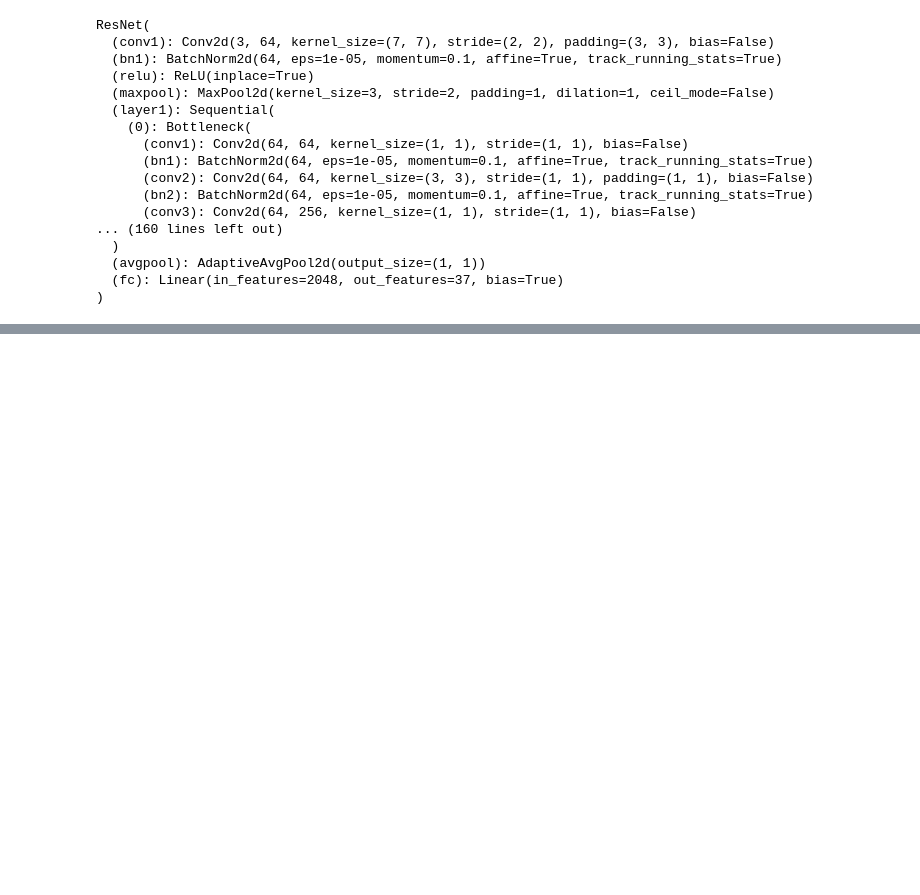
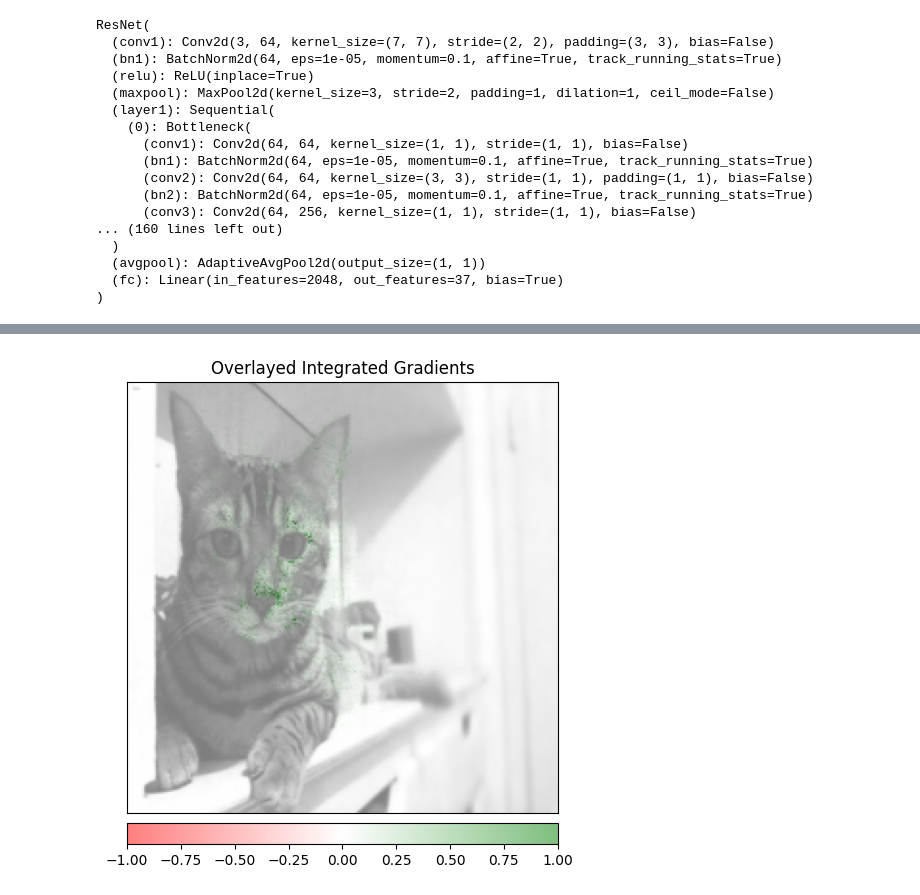
Before and after one commit to kal6868/study, a Jupyter notebook: XAI/IntegratedGradients/notebooks/IntegratedGradients_xai.ipynb, the cells around one changed output, grey strips where cells are left out. Saved outputs shown, nothing was run; the diff lists cells and outputs as text; code cells hidden in the pictures; blank space fills up the shorter version.

```diff
--- a/XAI/IntegratedGradients/notebooks/IntegratedGradients_xai.ipynb
+++ b/XAI/IntegratedGradients/notebooks/IntegratedGradients_xai.ipynb
@@ -131,0 +146,5 @@ with open(CURRUENT_PATH / 'OxfordIIITPet_test_x_IntegratedGradients.pkl', 'wb')
+# %%
+_ = visualization.visualize_image_attr(all_attr_transpose[n_2], original_image[n_2], method="blended_heat_map",sign="all",
+                          show_colorbar=True, title="Overlayed Integrated Gradients")
+# %% [output]
+[figure, added]
```
Also changed, not shown: parts of 12 cells of this notebook.
